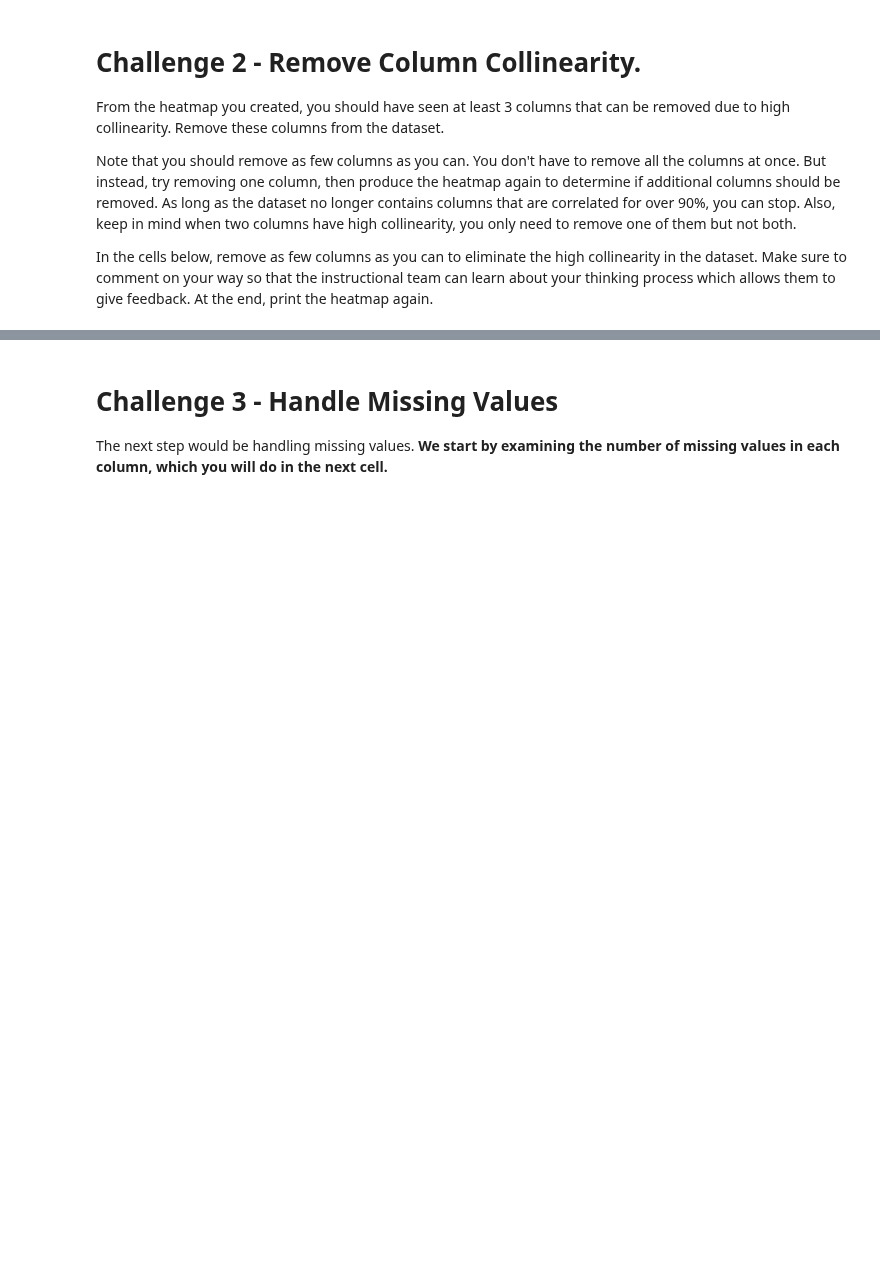
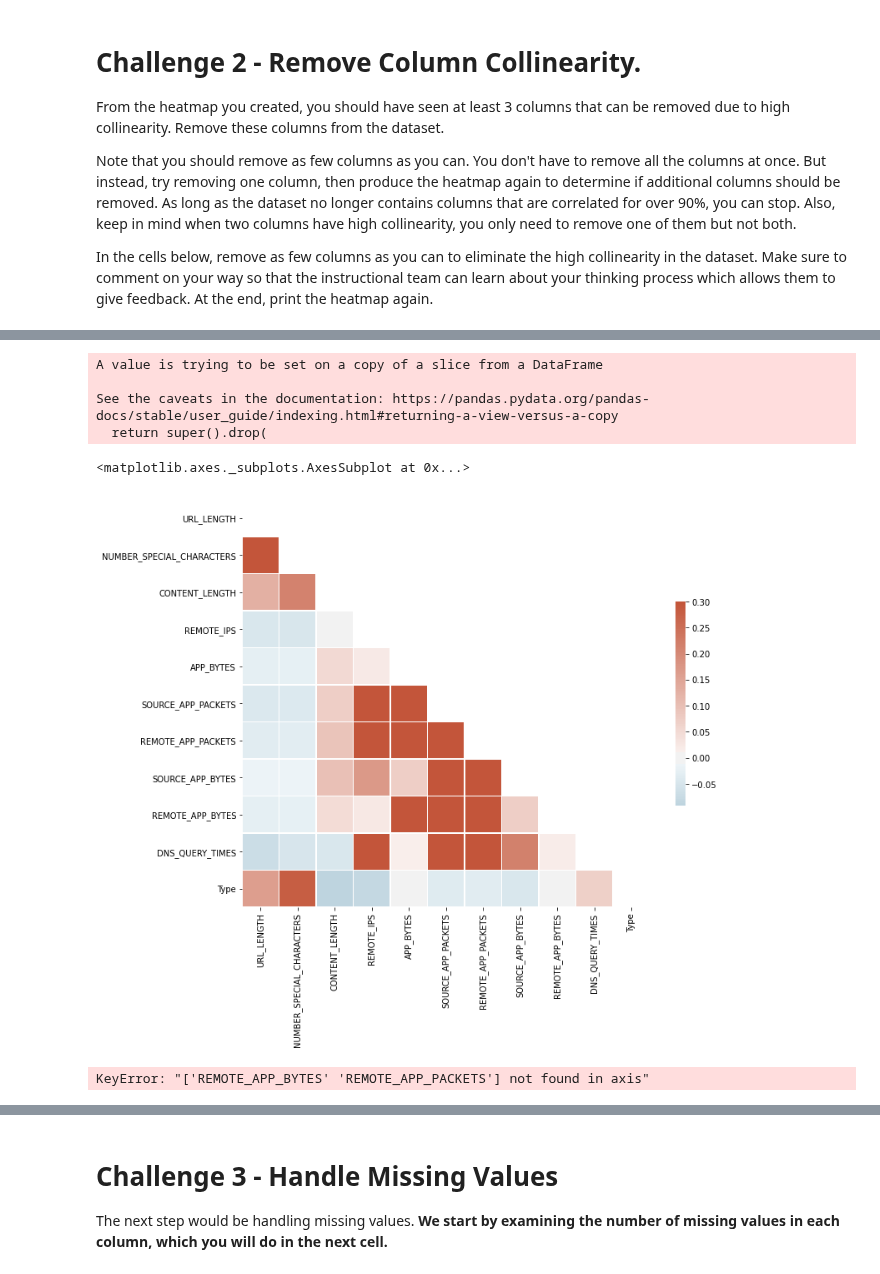
Before and after one commit to ta-data-lis/lab-supervised-learning, a Jupyter notebook: your-code/main.ipynb, the cells around one changed output, grey strips where cells are left out. Cells and saved outputs as stored; diff of their text form; code cells hidden in the pictures; blank space fills up the shorter version.

```diff
--- a/your-code/main.ipynb
+++ b/your-code/main.ipynb
@@ -70,0 +182,22 @@ In the cells below, remove as few columns as you can to eliminate the high colli
+# %%
+numeric.drop(axis=1, columns="DIST_REMOTE_TCP_PORT", inplace=True)
+# %% [output]
+A value is trying to be set on a copy of a slice from a DataFrame
+
+See the caveats in the documentation: https://pandas.pydata.org/pandas-docs/stable/user_guide/indexing.html#returning-a-view-versus-a-copy
+  return super().drop(
+# %%
+corr = numeric.corr()
+# %%
+mask = np.triu(np.ones_like(corr, dtype=bool))
+f, ax = plt.subplots(figsize=(11, 9))
+cmap = sns.diverging_palette(230, 20, as_cmap=True)
+sns.heatmap(corr, mask=mask, cmap=cmap, vmax=.3, center=0,
+            square=True, linewidths=.5, cbar_kws={"shrink": .5})
+# %% [output]
+<matplotlib.axes._subplots.AxesSubplot at 0x...>
+[figure, added]
+# %%
+numeric.drop(axis=1, columns=["REMOTE_APP_BYTES", "REMOTE_APP_PACKETS"], inplace=True)
+# %% [output]
+KeyError: "['REMOTE_APP_BYTES' 'REMOTE_APP_PACKETS'] not found in axis"
```
Also changed, not shown: parts of 66 cells of this notebook.
